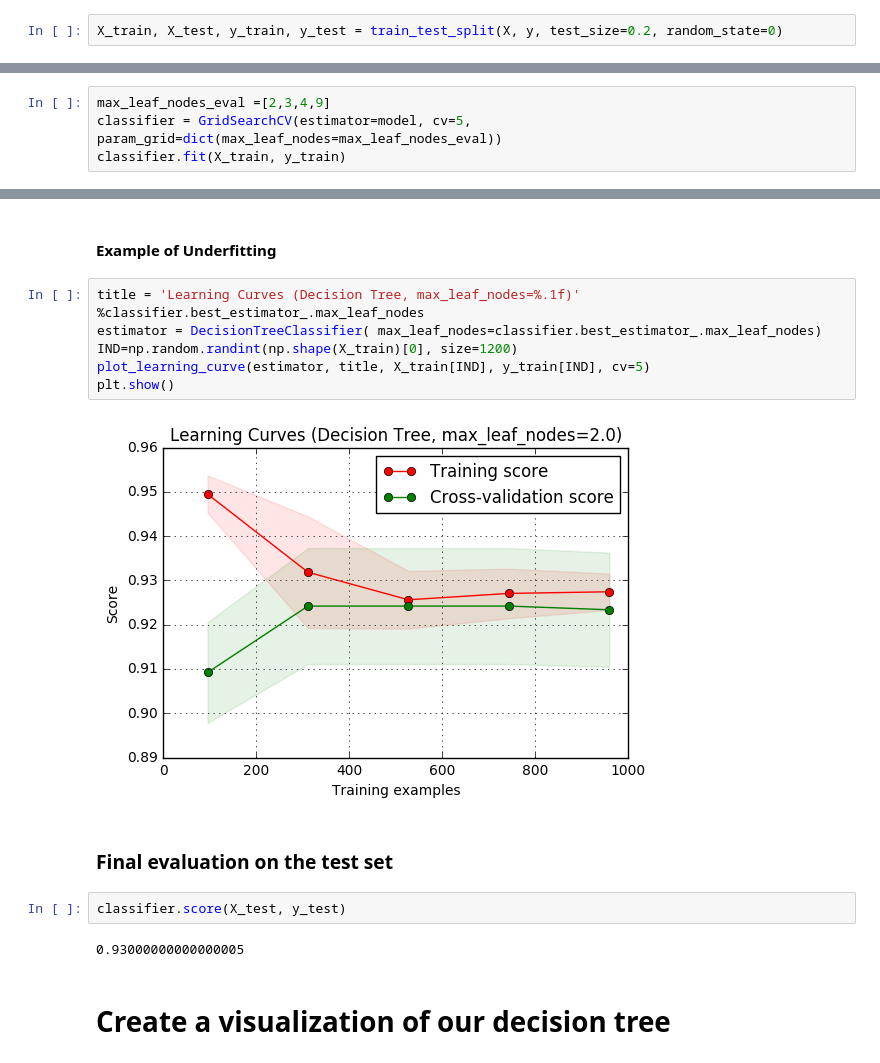
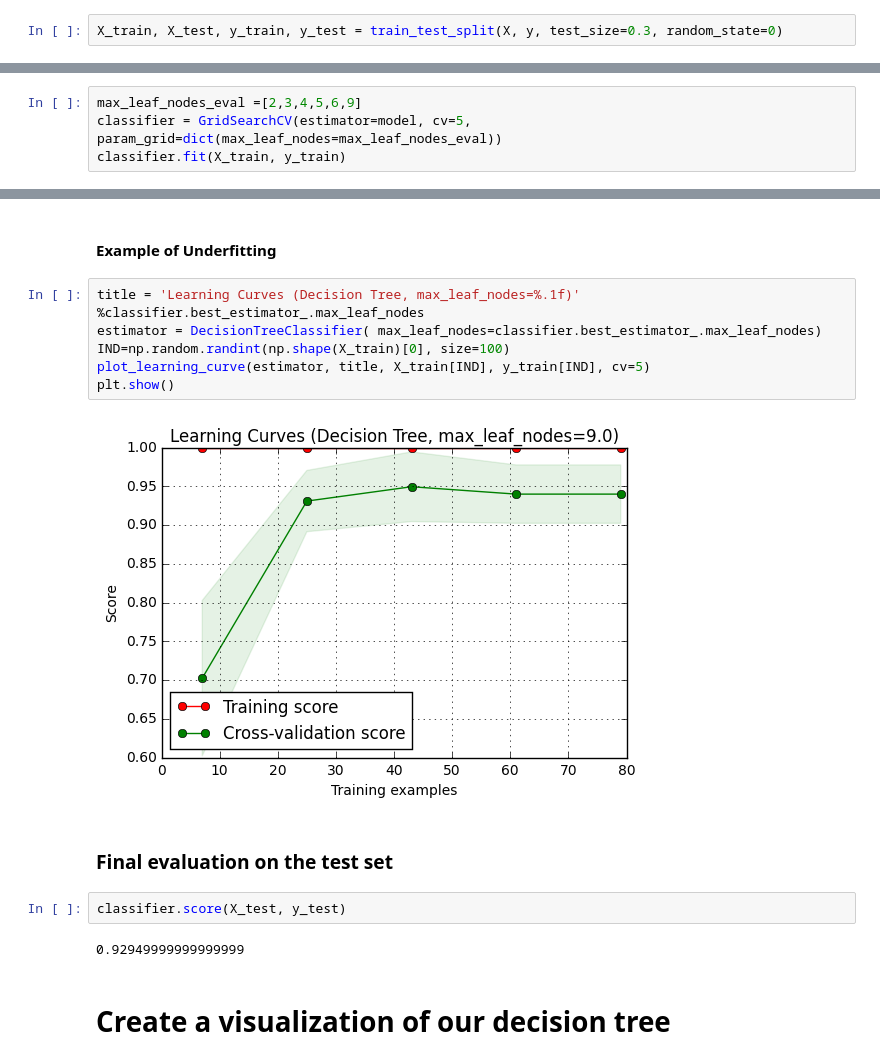
Before and after one commit to slowvak/MachineLearningForMedicalImages, a Jupyter notebook: notebooks/Module 2 .ipynb, the cells around one changed output, grey strips where cells are left out. Cells and saved outputs as stored; diff of their text form.

```diff
--- a/notebooks/Module 2 .ipynb
+++ b/notebooks/Module 2 .ipynb
@@ -151,7 +149,7 @@ y[np.shape(X_1)[1]:]=1
 # %% [markdown]
 ## Split Training/Validation
 # %%
-X_train, X_test, y_train, y_test = train_test_split(X, y, test_size=0.2, random_state=0)
+X_train, X_test, y_train, y_test = train_test_split(X, y, test_size=0.3, random_state=0)
 # %% [markdown]
 ## Create the classifier
 
@@ -197,7 +194,7 @@ avg / total       0.89      0.89      0.89       400
 # %% [markdown]
 ### Fine tune hyperparameters
 # %%
-max_leaf_nodes_eval =[2,3,4,9]
+max_leaf_nodes_eval =[2,3,4,5,6,9]
 classifier = GridSearchCV(estimator=model, cv=5, param_grid=dict(max_leaf_nodes=max_leaf_nodes_eval))
 classifier.fit(X_train, y_train)
 # %% [output]
@@ -227,17 +224,17 @@ plt.show()
 # %%
 title = 'Learning Curves (Decision Tree, max_leaf_nodes=%.1f)' %classifier.best_estimator_.max_leaf_nodes
 estimator = DecisionTreeClassifier( max_leaf_nodes=classifier.best_estimator_.max_leaf_nodes)
-IND=np.random.randint(np.shape(X_train)[0], size=1200)
+IND=np.random.randint(np.shape(X_train)[0], size=100)
 plot_learning_curve(estimator, title, X_train[IND], y_train[IND], cv=5)
 plt.show()
 # %% [output]
-[figure, old version]
+[figure, new version]
 # %% [markdown]
 ### Final evaluation on the test set
 # %%
 classifier.score(X_test, y_test)
 # %% [output]
-0.93000000000000005
+0.92949999999999999
 # %% [markdown]
 # Create a visualization of our decision tree
 # %%
```
Also changed, not shown: parts of 7 cells of this notebook, 6 other files.
